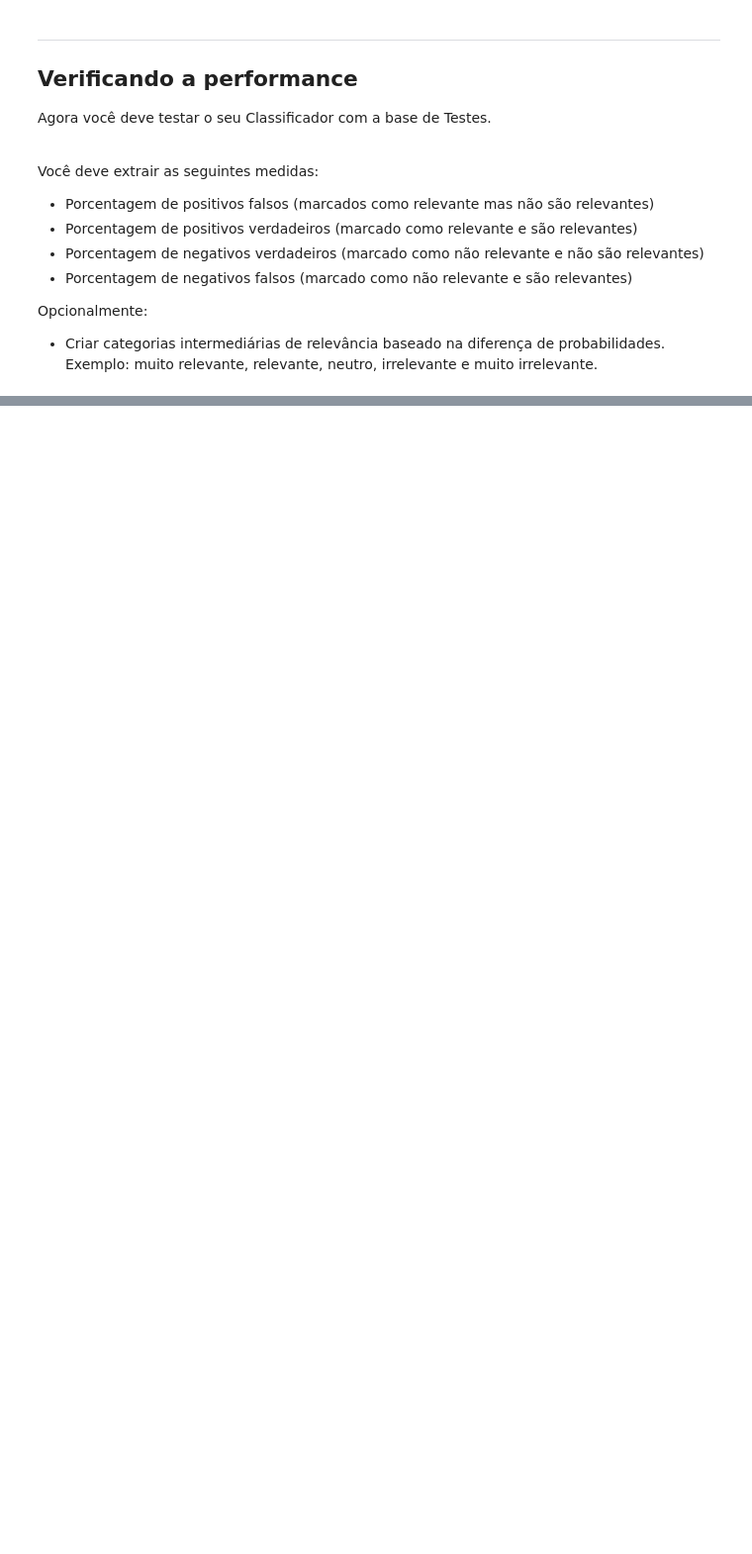
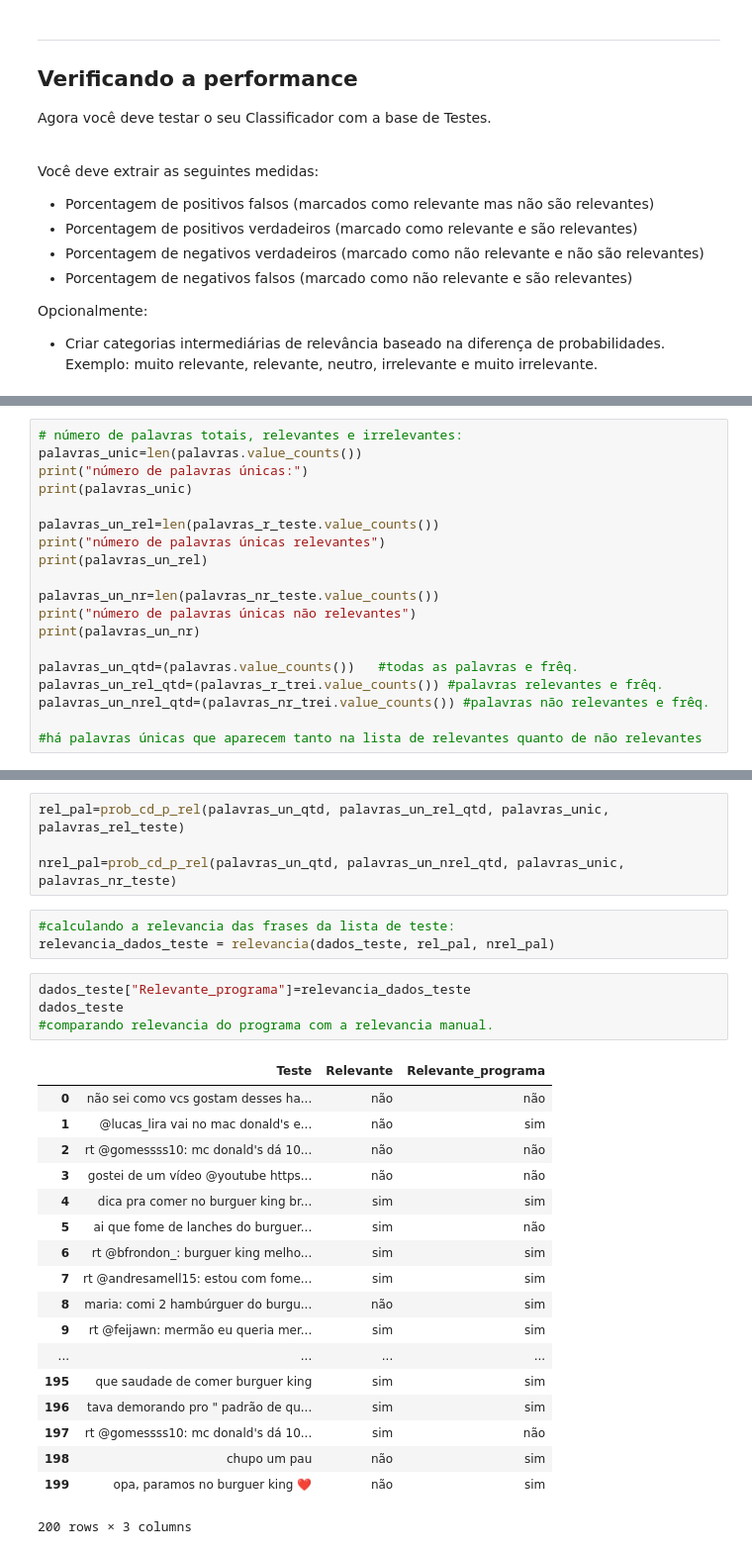
Before and after one commit to CabralxD/Ci-ncia_dos_dados_2017_projeto_2, a Jupyter notebook: Projeto02.ipynb, the cells around one changed output, grey strips where cells are left out. Shown at 99% size. Saved outputs shown, nothing was run; the diff lists cells and outputs as text; blank space fills up the shorter version.

```diff
--- a/Projeto02.ipynb
+++ b/Projeto02.ipynb
@@ -167,0 +713,19 @@ Opcionalmente:
+# %%
+# número de palavras totais, relevantes e irrelevantes:
+palavras_unic=len(palavras.value_counts())
+print("número de palavras únicas:")
+print(palavras_unic)
+
+palavras_un_rel=len(palavras_r_teste.value_counts())
+print("número de palavras únicas relevantes")
+print(palavras_un_rel)
+
+palavras_un_nr=len(palavras_nr_teste.value_counts())
+print("número de palavras únicas não relevantes")
+print(palavras_un_nr)
+
+palavras_un_qtd=(palavras.value_counts())   #todas as palavras e frêq.
+palavras_un_rel_qtd=(palavras_r_trei.value_counts()) #palavras relevantes e frêq.
+palavras_un_nrel_qtd=(palavras_nr_trei.value_counts()) #palavras não relevantes e frêq.
+
+#há palavras únicas que aparecem tanto na lista de relevantes quanto de não relevantes
@@ -167,0 +739,30 @@ Opcionalmente:
+# %%
+rel_pal=prob_cd_p_rel(palavras_un_qtd, palavras_un_rel_qtd, palavras_unic, palavras_rel_teste)
+
+nrel_pal=prob_cd_p_rel(palavras_un_qtd, palavras_un_nrel_qtd, palavras_unic, palavras_nr_teste)
+# %%
+#calculando a relevancia das frases da lista de teste:
+relevancia_dados_teste = relevancia(dados_teste, rel_pal, nrel_pal)
+# %%
+dados_teste["Relevante_programa"]=relevancia_dados_teste
+dados_teste
+#comparando relevancia do programa com a relevancia manual.
+# %% [output]
+|  | Teste | Relevante | Relevante_programa |
+| 0 | não sei como vcs gostam desses ha... | não | não |
+| 1 | @lucas_lira vai no mac donald's e... | não | sim |
+| 2 | rt @gomessss10: mc donald's dá 10... | não | não |
+| 3 | gostei de um vídeo @youtube https... | não | não |
+| 4 | dica pra comer no burguer king br... | sim | sim |
+| 5 | ai que fome de lanches do burguer... | sim | não |
+| 6 | rt @bfrondon_: burguer king melho... | sim | sim |
+| 7 | rt @andresamell15: estou com fome... | sim | sim |
+| 8 | maria: comi 2 hambúrguer do burgu... | não | sim |
+| 9 | rt @feijawn: mermão eu queria mer... | sim | sim |
+| ... | ... | ... | ... |
+| 195 | que saudade de comer burguer king | sim | sim |
+| 196 | tava demorando pro " padrão de qu... | sim | sim |
+| 197 | rt @gomessss10: mc donald's dá 10... | sim | não |
+| 198 | chupo um pau | não | sim |
+| 199 | opa, paramos no burguer king ❤️ | não | sim |
+200 rows × 3 columns
```
Also changed, not shown: parts of 41 cells of this notebook.
